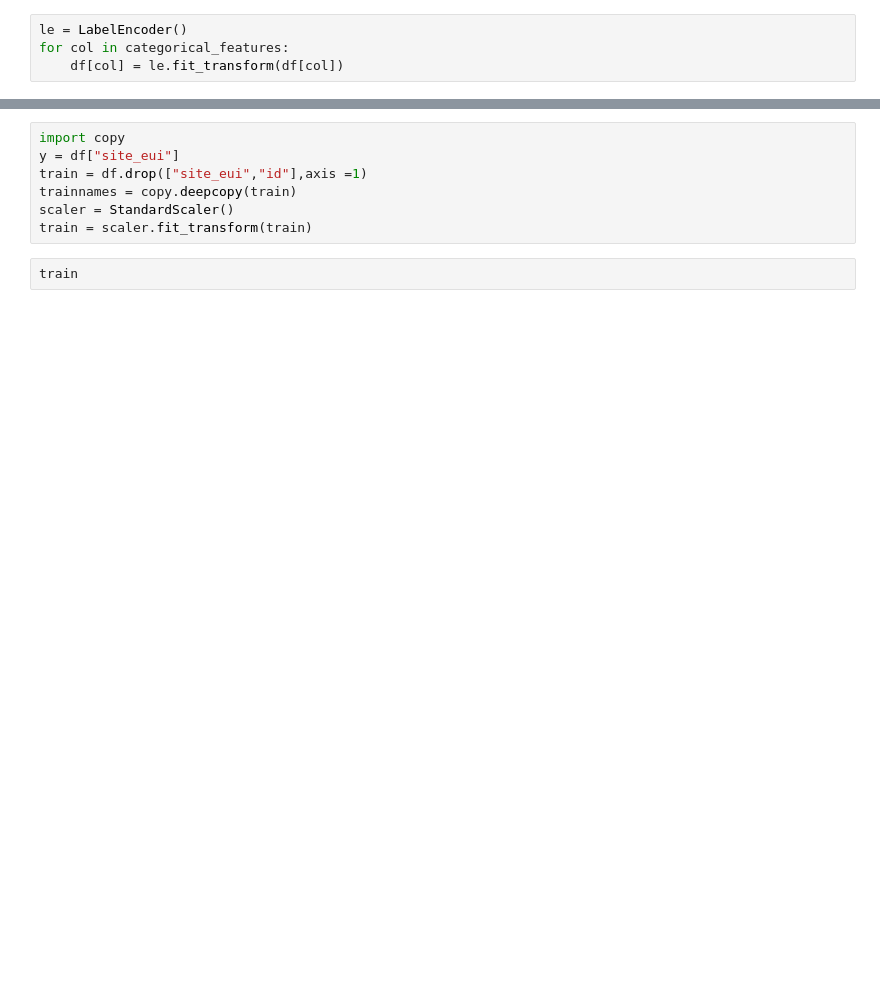
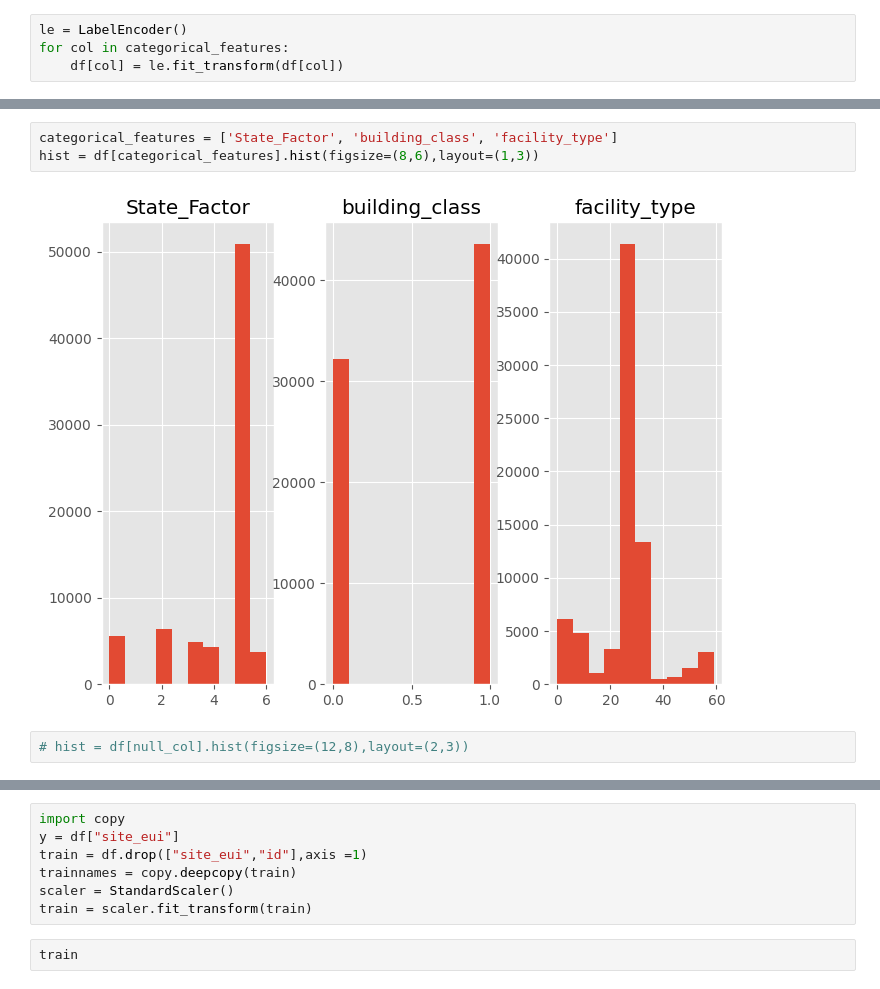
Before and after one commit to wingyen/GiT_savvy_sisters, a Jupyter notebook: ML_challenge_GIT_2023.ipynb, the cells around one changed output, grey strips where cells are left out. Saved outputs shown, nothing was run; the diff lists cells and outputs as text; blank space fills up the shorter version.

```diff
--- a/ML_challenge_GIT_2023.ipynb
+++ b/ML_challenge_GIT_2023.ipynb
@@ -87,0 +119,7 @@ df.head()
+# %%
+categorical_features = ['State_Factor', 'building_class', 'facility_type']
+hist = df[categorical_features].hist(figsize=(8,6),layout=(1,3))
+# %% [output]
+[figure, added]
+# %%
+# hist = df[null_col].hist(figsize=(12,8),layout=(2,3))
```
Also changed, not shown: parts of 31 cells of this notebook, 3 other files.
